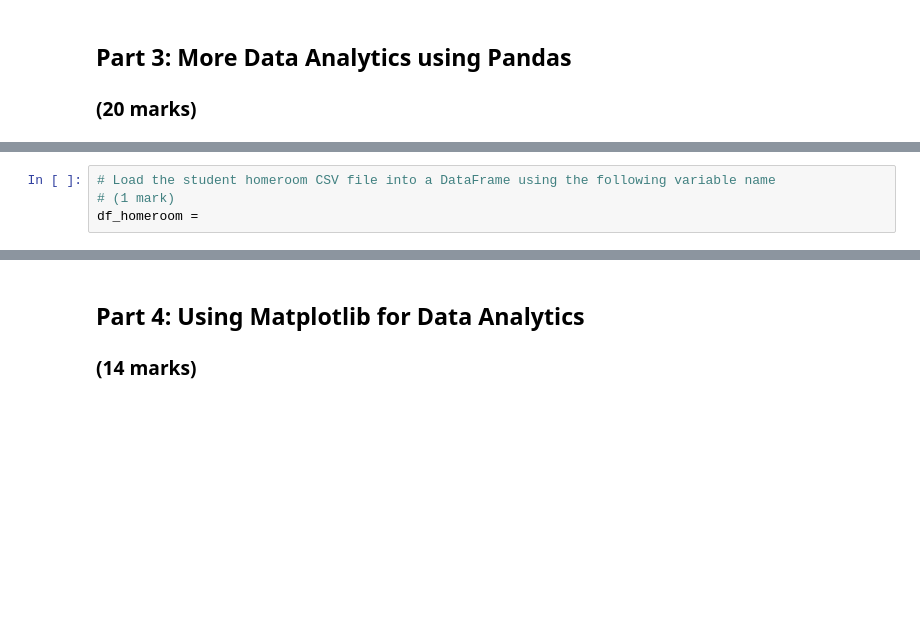
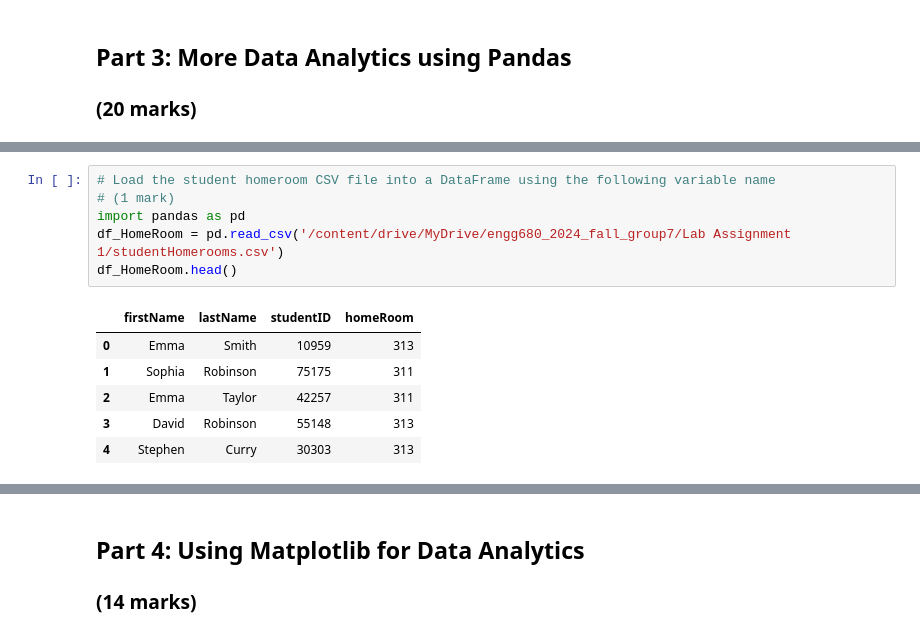
Before and after one commit to rbawah/engg680_2024_fall_group7, a Jupyter notebook: Lab Assignment 1/StudentGradeManagementSystem.ipynb, the cells around one changed output, grey strips where cells are left out. Cells and saved outputs as stored; diff of their text form; blank space fills up the shorter version.

```diff
--- a/Lab Assignment 1/StudentGradeManagementSystem.ipynb
+++ b/Lab Assignment 1/StudentGradeManagementSystem.ipynb
@@ -266,7 +290,16 @@ print(students_below_85)
 # %%
 # Load the student homeroom CSV file into a DataFrame using the following variable name
 # (1 mark)
-df_homeroom =
+import pandas as pd
+df_HomeRoom = pd.read_csv('/content/drive/MyDrive/engg680_2024_fall_group7/Lab Assignment 1/studentHomerooms.csv')
+df_HomeRoom.head()
+# %% [output]
+|  | firstName | lastName | studentID | homeRoom |
+| 0 | Emma | Smith | 10959 | 313 |
+| 1 | Sophia | Robinson | 75175 | 311 |
+| 2 | Emma | Taylor | 42257 | 311 |
+| 3 | David | Robinson | 55148 | 313 |
+| 4 | Stephen | Curry | 30303 | 313 |
 # %%
 # Merge the studentHomerooms with the merged dataset. Make sure that the key you are joining on are the same typecast for both datasets.
 # Also ensure that there are no redundant columns, and finally display the first few rows.
```
Also changed, not shown: parts of 12 cells of this notebook.
